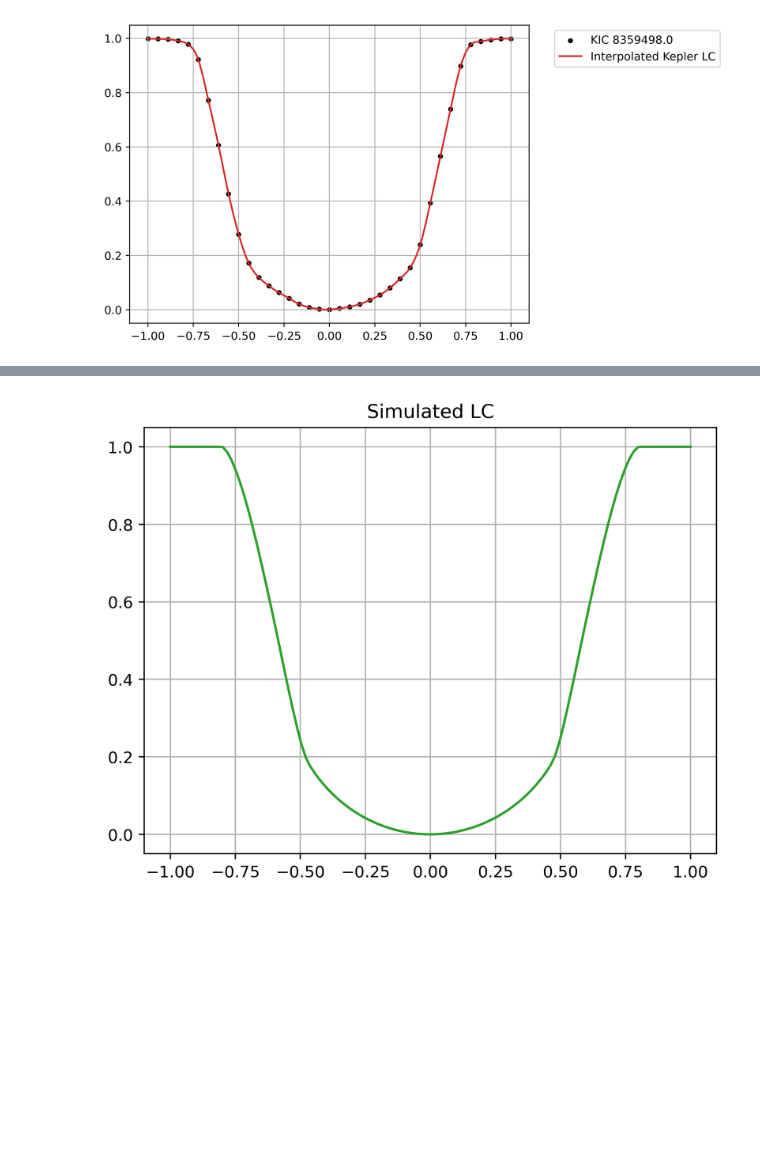
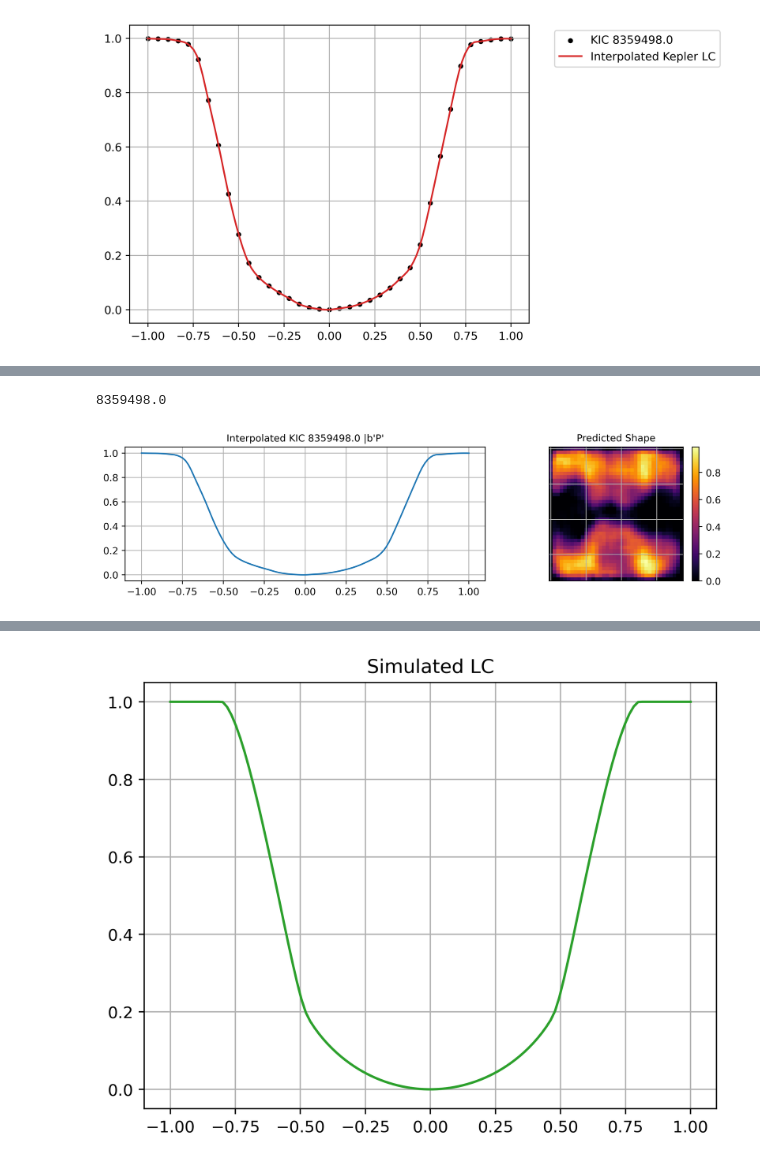
Before and after one commit to abrahammathews2000/mega, a Jupyter notebook: ml_training/overlap_lightcurves_simul_kepler_2.ipynb, the cells around one changed output, grey strips where cells are left out. Cells and saved outputs as stored; diff of their text form; code cells hidden in the pictures; blank space fills up the shorter version.

```diff
--- a/ml_training/overlap_lightcurves_simul_kepler_2.ipynb
+++ b/ml_training/overlap_lightcurves_simul_kepler_2.ipynb
@@ -540,5 +631,6 @@ plt.show()
 center_index =  100
 [figure]
 # %%
-# # ML Prediciton
-# model_load = load_model("../ml_model/sep22_singleModel_uniform_SNR/model_sep22_unf_50_500_v1.h5")
+# ML Prediciton
+model_load = load_model("../ml_model/sep22_singleModel_uniform_SNR/model_sep22_unf_50_500_v1.h5")
+local_view_predict_shape = model_load.predict(local_view_array_interpol)
@@ -546,0 +640,20 @@ center_index =  100
+# %%
+# plot the difference
+plt.rcParams['figure.dpi'] = 400
+fig,ax=plt.subplots(1,2, figsize=(11,2.5), gridspec_kw={ 'width_ratios': [2,1],
+'wspace': 0.2,'hspace': 0.4})
+selected_kepler_index_elem = 286 #selected_kepler_index[0]
+print(kepid_array[selected_kepler_index_elem])
+
+ax[0].set_title(f'Interpolated KIC {kepid_array[selected_kepler_index_elem]} |{av_training_set_array[selected_kepler_index_elem]}',size=10)
+ax[0].plot(np.linspace(-1.0,1.0,len(local_view_array_interpol[0])),local_view_array_interpol[selected_kepler_index_elem])
+ax[0].grid('on')
+
+ax[1].set_title(f'Predicted Shape',size=10)
+img = ax[1].imshow(local_view_predict_shape[selected_kepler_index_elem],cmap='inferno')
+plt.colorbar(img)
+ax[1].tick_params(left = False, right = False , labelleft = False ,labelbottom = False, bottom = False)
+ax[1].grid('on')
+# %% [output]
+8359498.0
+[figure, added]
```
Also changed, not shown: parts of 13 cells of this notebook.
